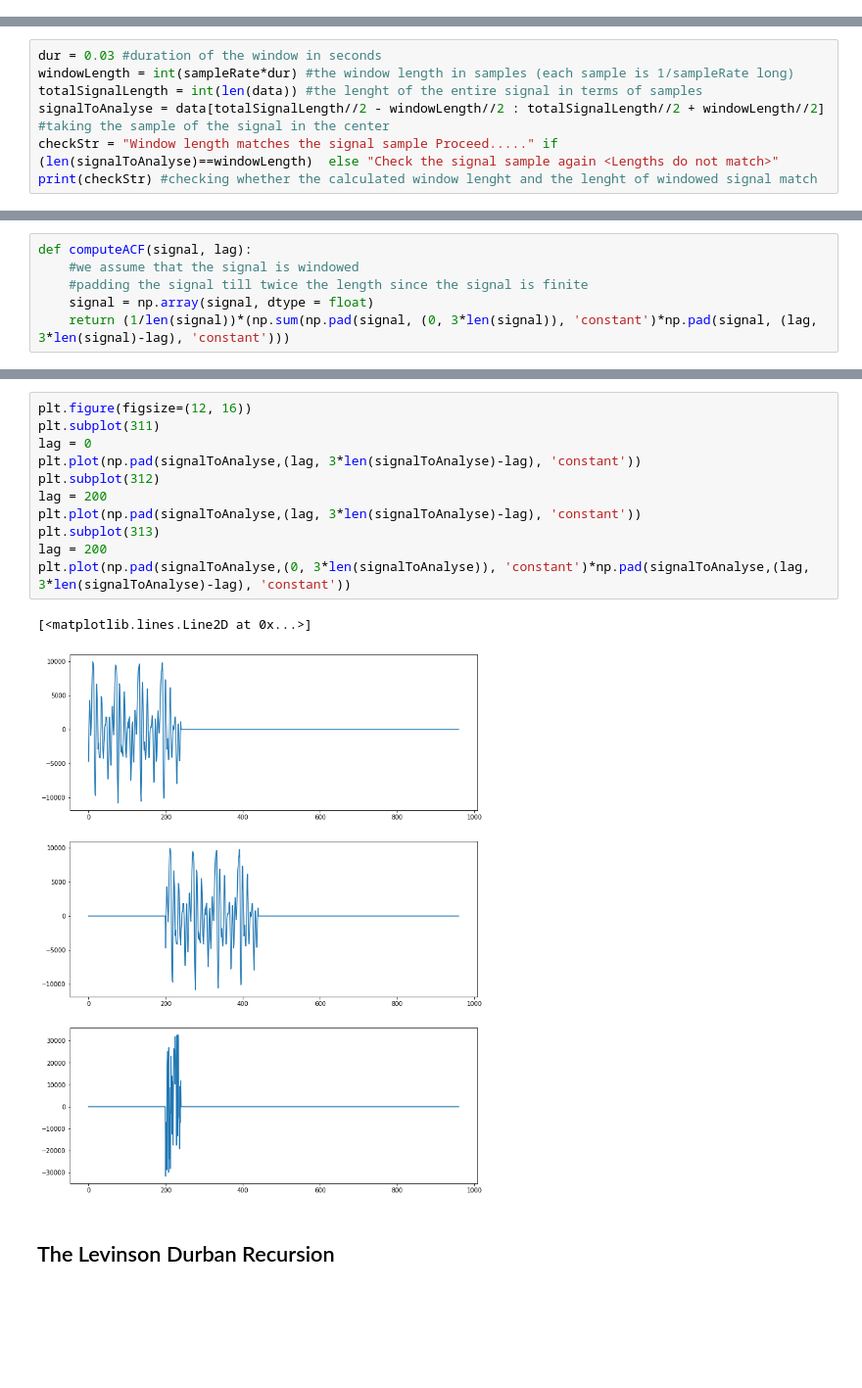
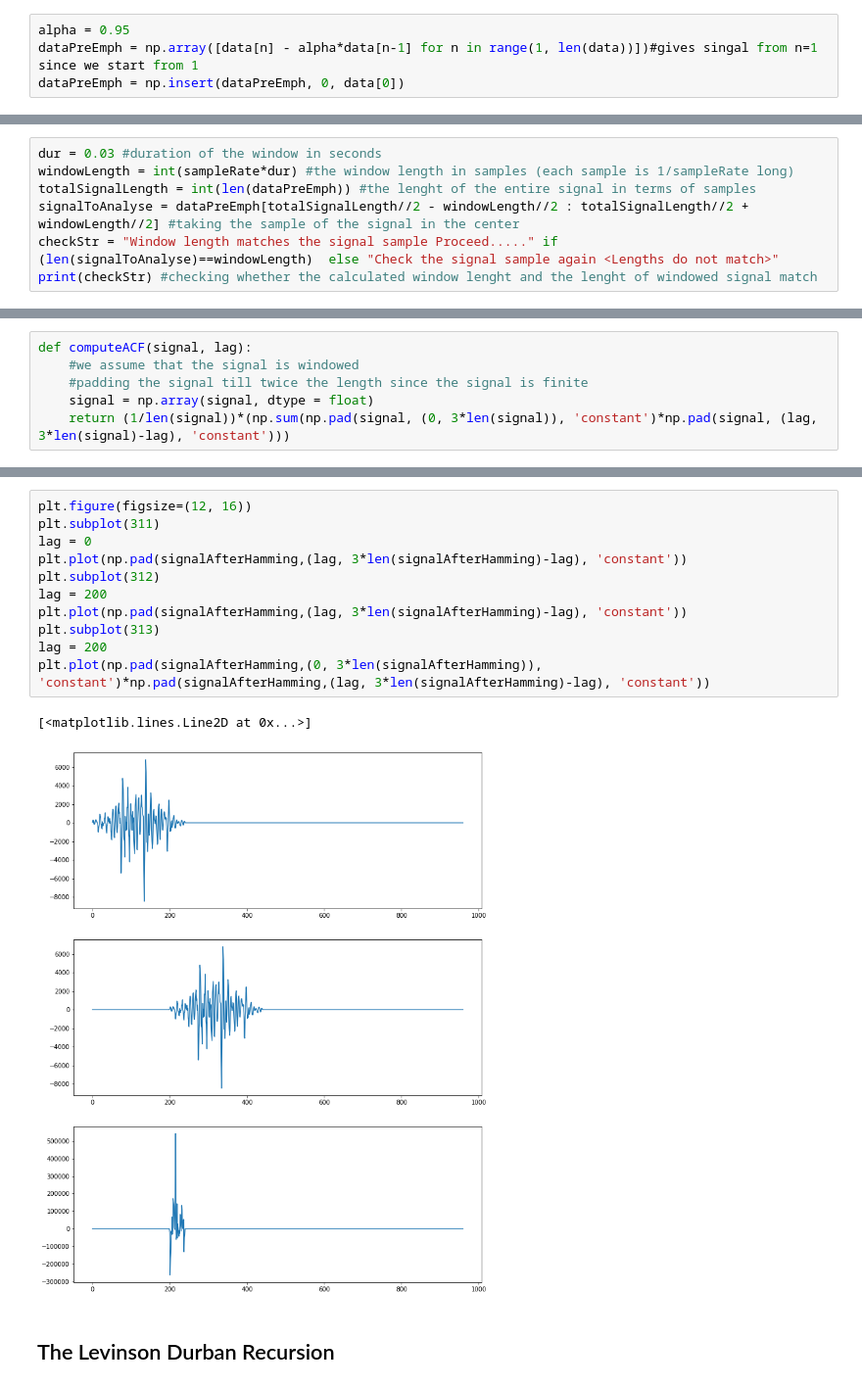
Before and after one commit to Rohit01-zoey/EE679, a Jupyter notebook: CompAssg2/Code.ipynb, the cells around one changed output, grey strips where cells are left out. Shown at 98% size. Cells and saved outputs as stored; diff of their text form; blank space fills up the shorter version.

```diff
--- a/CompAssg2/Code.ipynb
+++ b/CompAssg2/Code.ipynb
@@ -9,3 +19,7 @@ from scipy.signal import tf2zpk, find_peaks
+# %%
+alpha = 0.95
+dataPreEmph = np.array([data[n] - alpha*data[n-1] for n in range(1, len(data))])#gives singal from n=1 since we start from 1
+dataPreEmph = np.insert(dataPreEmph, 0, data[0])
 # %% [markdown]
 # Question 2
 Compute and plot the narrowband magnitude spectrum slice using a Hamming window of duration = 30 ms on a segment near the centre of the given audio file.
@@ -15,8 +26,8 @@ sampleRate, data = wavfile.read(pathToaaSound) #storing the used sample rate and
 # %%
 dur = 0.03 #duration of the window in seconds
 windowLength = int(sampleRate*dur) #the window length in samples (each sample is 1/sampleRate long)
-totalSignalLength = int(len(data)) #the lenght of the entire signal in terms of samples
-signalToAnalyse = data[totalSignalLength//2 - windowLength//2 : totalSignalLength//2 + windowLength//2] #taking the sample of the signal in the center
+totalSignalLength = int(len(dataPreEmph)) #the lenght of the entire signal in terms of samples
+signalToAnalyse = dataPreEmph[totalSignalLength//2 - windowLength//2 : totalSignalLength//2 + windowLength//2] #taking the sample of the signal in the center
 checkStr = "Window length matches the signal sample Proceed....." if (len(signalToAnalyse)==windowLength)  else "Check the signal sample again <Lengths do not match>"
 print(checkStr) #checking whether the calculated window lenght and the lenght of windowed signal match
 # %% [output]
@@ -96,16 +107,16 @@ Text(0, 0.5, 'ACF Value')
 # %%
 plt.figure(figsize=(12, 16))
 plt.subplot(311)
 lag = 0
-plt.plot(np.pad(signalToAnalyse,(lag, 3*len(signalToAnalyse)-lag), 'constant'))
+plt.plot(np.pad(signalAfterHamming,(lag, 3*len(signalAfterHamming)-lag), 'constant'))
 plt.subplot(312)
 lag = 200
-plt.plot(np.pad(signalToAnalyse,(lag, 3*len(signalToAnalyse)-lag), 'constant'))
+plt.plot(np.pad(signalAfterHamming,(lag, 3*len(signalAfterHamming)-lag), 'constant'))
 plt.subplot(313)
 lag = 200
-plt.plot(np.pad(signalToAnalyse,(0, 3*len(signalToAnalyse)), 'constant')*np.pad(signalToAnalyse,(lag, 3*len(signalToAnalyse)-lag), 'constant'))
+plt.plot(np.pad(signalAfterHamming,(0, 3*len(signalAfterHamming)), 'constant')*np.pad(signalAfterHamming,(lag, 3*len(signalAfterHamming)-lag), 'constant'))
 # %% [output]
 [<matplotlib.lines.Line2D at 0x...>]
-[figure, old version]
+[figure, new version]
 # %% [markdown]
 ## The Levinson Durban Recursion
```
Also changed, not shown: parts of 30 cells of this notebook.
